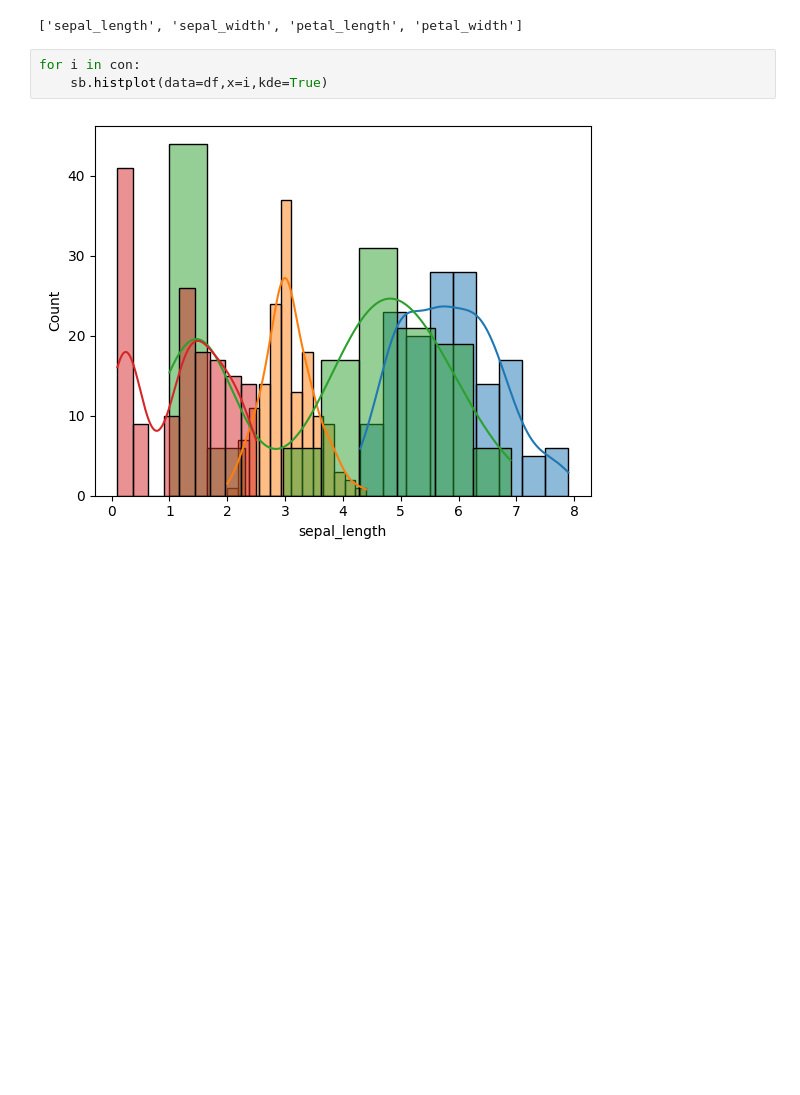
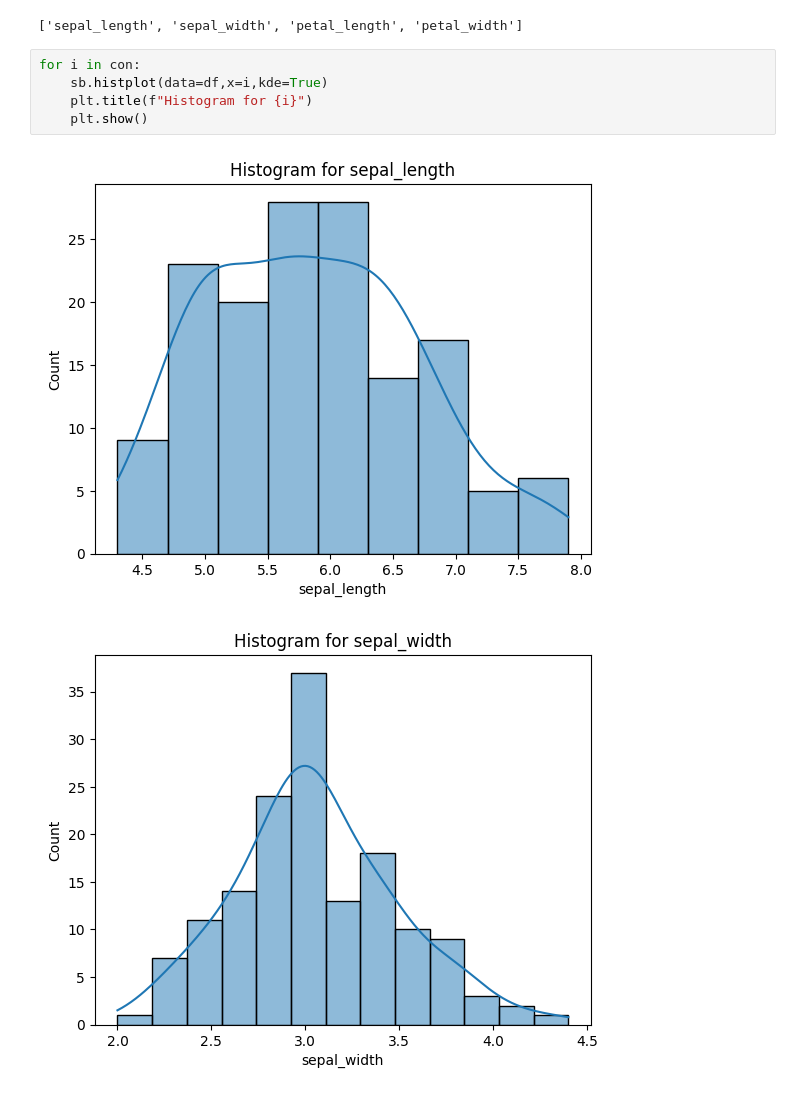
Before and after one commit to arvindravan/python_dsml, a Jupyter notebook: Complete EDA/Exploratory_Data_Analysis.ipynb, the cells around one changed output. Saved outputs shown, nothing was run; the diff lists cells and outputs as text; blank space fills up the shorter version.

```diff
--- a/Complete EDA/Exploratory_Data_Analysis.ipynb
+++ b/Complete EDA/Exploratory_Data_Analysis.ipynb
@@ -130,5 +130,8 @@ con
 # %%
 for i in con:
     sb.histplot(data=df,x=i,kde=True)
+    plt.title(f"Histogram for {i}")
+    plt.show()
 # %% [output]
-[figure, old version]
+[figure, new version]
+[figure, added]
```
Also changed, not shown: parts of 14 cells of this notebook.
